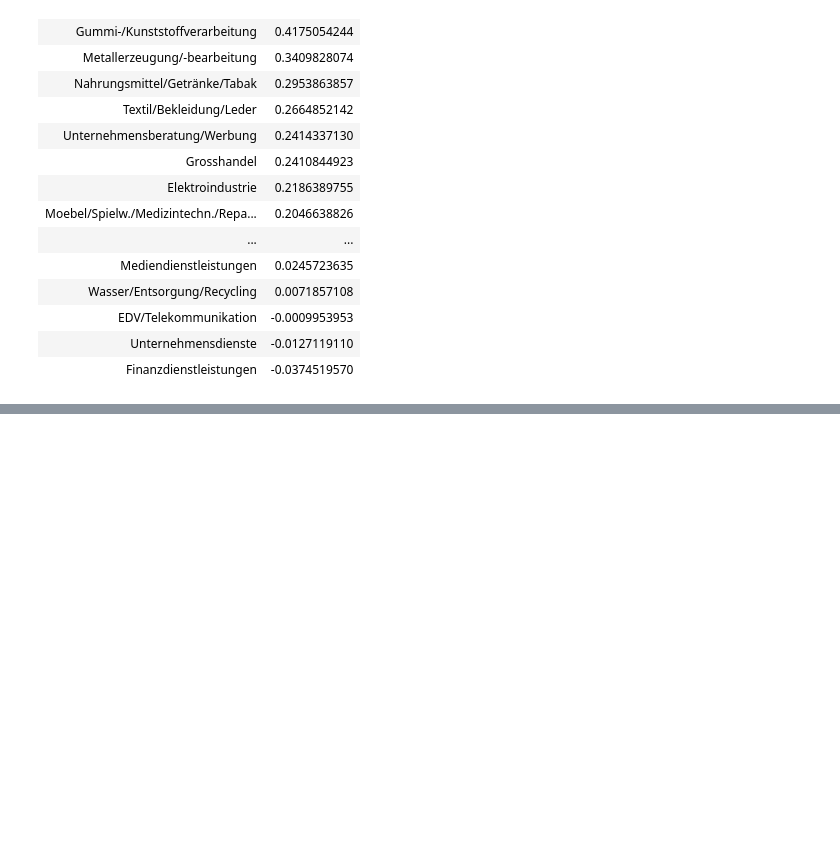
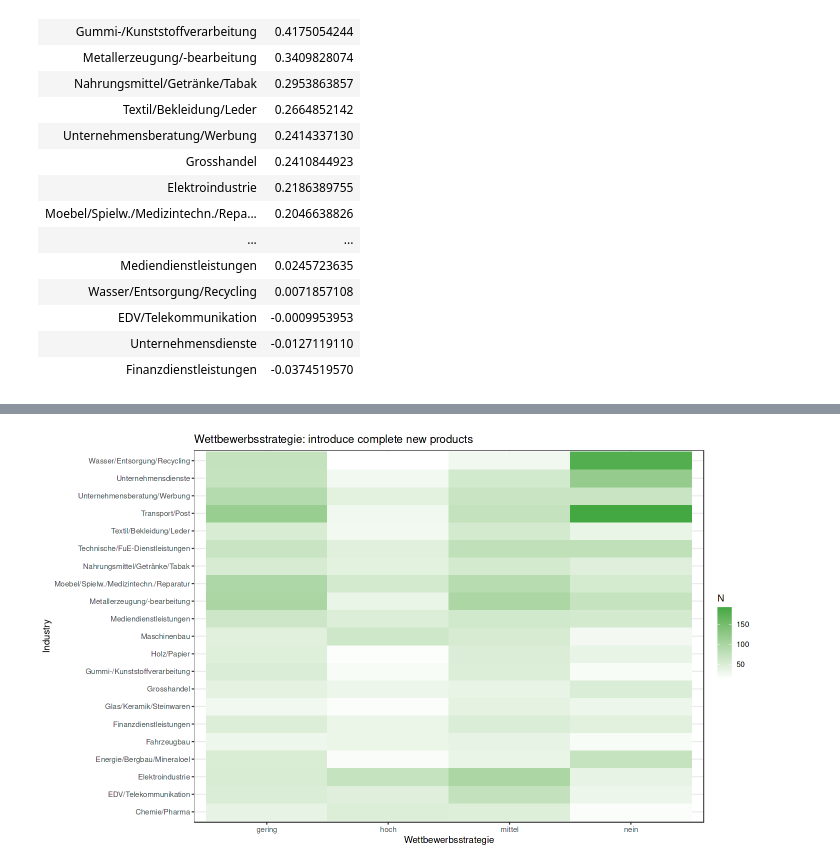
Before and after one commit to oceanumeric/data-science-go-small, a Jupyter notebook: Recap_03/recap_03.ipynb, the cells around one changed output, grey strips where cells are left out. Cells and saved outputs as stored; diff of their text form; code cells hidden in the pictures; blank space fills up the shorter version.

```diff
--- a/Recap_03/recap_03.ipynb
+++ b/Recap_03/recap_03.ipynb
@@ -359,0 +471,24 @@ A data.table: 21 × 2
+# %%
+wettstr_plot <- function(dt, wettstr_variable, variable_text) {
+    dt %>%
+        .[, .(branche, wettstr_variable)] %>%
+        .[wettstr_variable != ""] %>%
+        table() %>%
+        as.data.table() %>%
+        ggplot(aes(x = branche, y = wettstr_variable, fill = N)) +
+        geom_tile() +
+        # flip the x and y axis
+        coord_flip() +
+        labs(x = "Industry", y = "Wettbewerbsstrategie",
+                        title = variable_text) +
+        theme_bw() +
+        scale_fill_gradient(low = "white", high = "#44A842", na.value = "grey90",
+                            guide = "colorbar")
+
+}
+# %%
+# plot wettstr2: introduce complete new products
+survey %>%
+    with(wettstr_plot(., wettstr2, "Wettbewerbsstrategie: introduce complete new products"))
+# %% [output]
+[figure, added]
```
Also changed, not shown: parts of 20 cells of this notebook, 1 other file.
